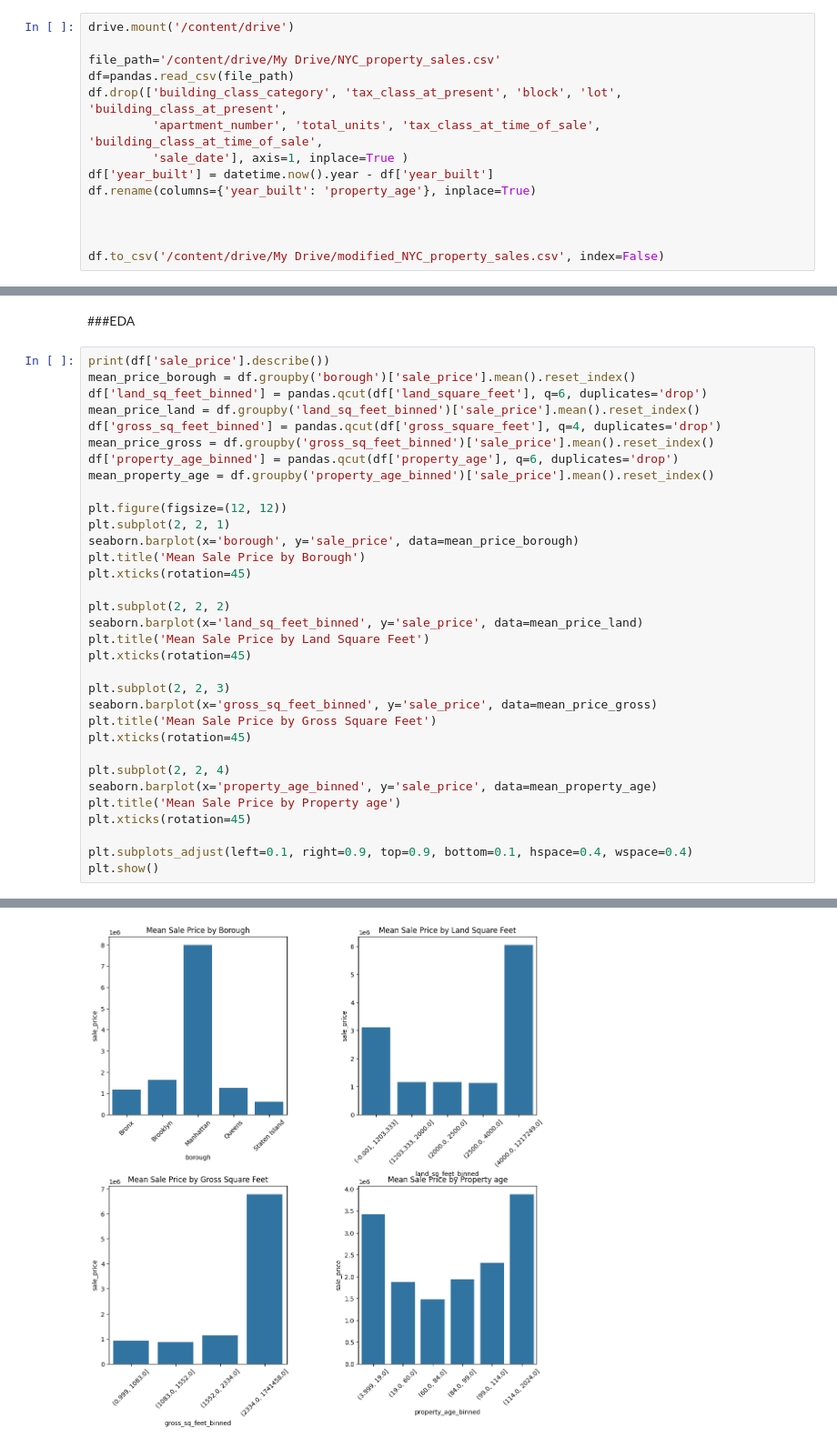
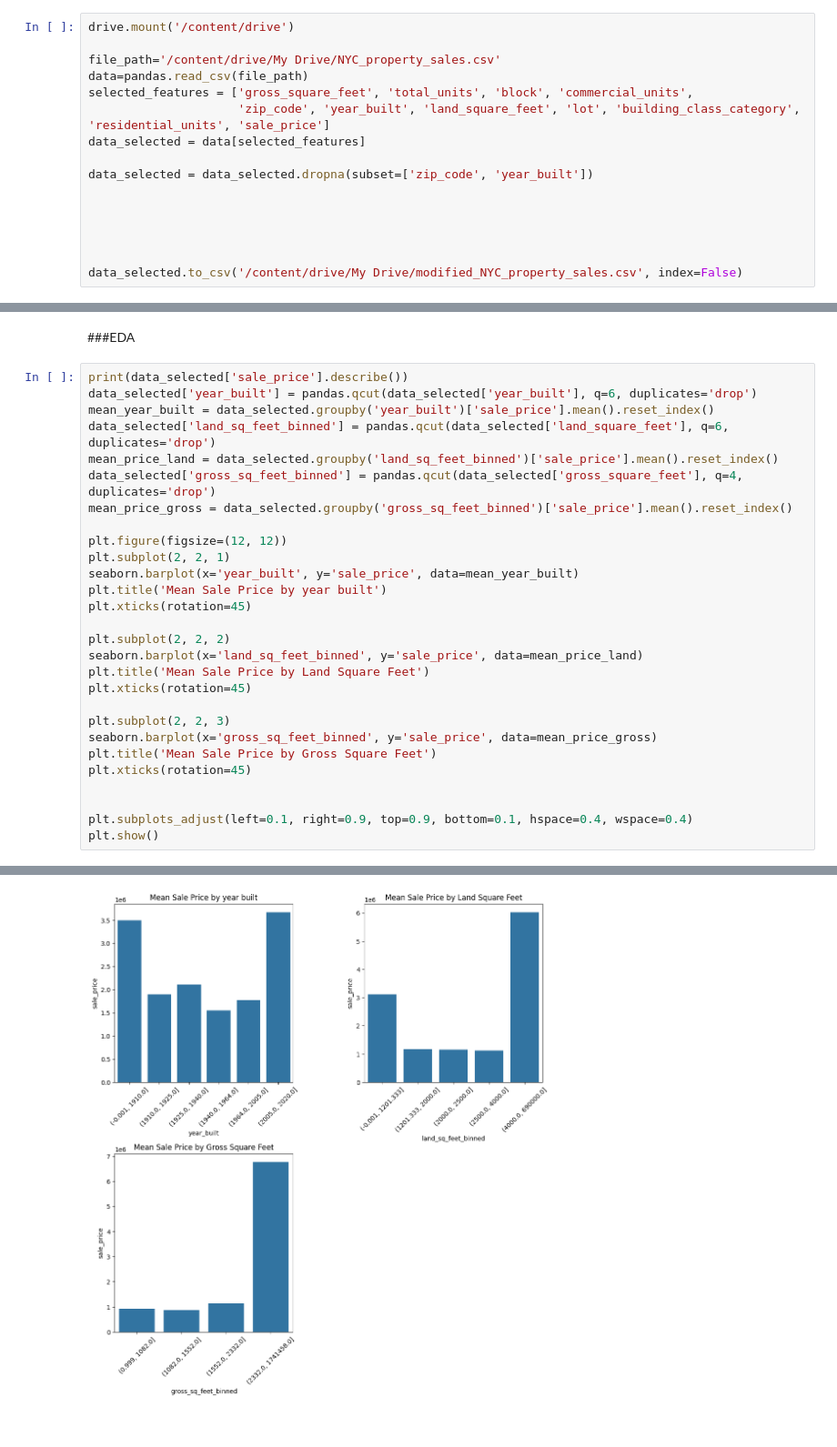
Before and after one commit to markmaroun/nyc-property-sales-prediction, a Jupyter notebook: notebooks/data_preprocessing_and_eda.ipynb, the cells around one changed output, grey strips where cells are left out. Shown at 91% size. Saved outputs shown, nothing was run; the diff lists cells and outputs as text.

```diff
--- a/notebooks/data_preprocessing_and_eda.ipynb
+++ b/notebooks/data_preprocessing_and_eda.ipynb
@@ -36,15 +152,17 @@ import matplotlib.pyplot as plt
 drive.mount('/content/drive')
 
 file_path='/content/drive/My Drive/NYC_property_sales.csv'
-df=pandas.read_csv(file_path)
-df.drop(['building_class_category', 'tax_class_at_present', 'block', 'lot', 'building_class_at_present',
-         'apartment_number', 'total_units', 'tax_class_at_time_of_sale', 'building_class_at_time_of_sale',
-         'sale_date'], axis=1, inplace=True )
-df['year_built'] = datetime.now().year - df['year_built']
-df.rename(columns={'year_built': 'property_age'}, inplace=True)
+data=pandas.read_csv(file_path)
+selected_features = ['gross_square_feet', 'total_units', 'block', 'commercial_units',
+                     'zip_code', 'year_built', 'land_square_feet', 'lot', 'building_class_category', 'residential_units', 'sale_price']
+data_selected = data[selected_features]
+
+data_selected = data_selected.dropna(subset=['zip_code', 'year_built'])
 
 
 
-df.to_csv('/content/drive/My Drive/modified_NYC_property_sales.csv', index=False)
+
+
+data_selected.to_csv('/content/drive/My Drive/modified_NYC_property_sales.csv', index=False)
 # %% [output]
 Drive already mounted at /content/drive; to attempt to forcibly remount, call drive.mount("/content/drive", force_remount=True).
@@ -61,19 +169,18 @@ Name: sale_price, dtype: float64
 # %% [markdown]
 ###EDA
 # %%
-print(df['sale_price'].describe())
-mean_price_borough = df.groupby('borough')['sale_price'].mean().reset_index()
-df['land_sq_feet_binned'] = pandas.qcut(df['land_square_feet'], q=6, duplicates='drop')
-mean_price_land = df.groupby('land_sq_feet_binned')['sale_price'].mean().reset_index()
-df['gross_sq_feet_binned'] = pandas.qcut(df['gross_square_feet'], q=4, duplicates='drop')
-mean_price_gross = df.groupby('gross_sq_feet_binned')['sale_price'].mean().reset_index()
-df['property_age_binned'] = pandas.qcut(df['property_age'], q=6, duplicates='drop')
-mean_property_age = df.groupby('property_age_binned')['sale_price'].mean().reset_index()
+print(data_selected['sale_price'].describe())
+data_selected['year_built'] = pandas.qcut(data_selected['year_built'], q=6, duplicates='drop')
+mean_year_built = data_selected.groupby('year_built')['sale_price'].mean().reset_index()
+data_selected['land_sq_feet_binned'] = pandas.qcut(data_selected['land_square_feet'], q=6, duplicates='drop')
+mean_price_land = data_selected.groupby('land_sq_feet_binned')['sale_price'].mean().reset_index()
+data_selected['gross_sq_feet_binned'] = pandas.qcut(data_selected['gross_square_feet'], q=4, duplicates='drop')
+mean_price_gross = data_selected.groupby('gross_sq_feet_binned')['sale_price'].mean().reset_index()
 
 plt.figure(figsize=(12, 12))
 plt.subplot(2, 2, 1)
-seaborn.barplot(x='borough', y='sale_price', data=mean_price_borough)
-plt.title('Mean Sale Price by Borough')
+seaborn.barplot(x='year_built', y='sale_price', data=mean_year_built)
+plt.title('Mean Sale Price by year built')
 plt.xticks(rotation=45)
 
 plt.subplot(2, 2, 2)
@@ -86,10 +193,6 @@ seaborn.barplot(x='gross_sq_feet_binned', y='sale_price', data=mean_price_gross)
 plt.title('Mean Sale Price by Gross Square Feet')
 plt.xticks(rotation=45)
 
-plt.subplot(2, 2, 4)
-seaborn.barplot(x='property_age_binned', y='sale_price', data=mean_property_age)
-plt.title('Mean Sale Price by Property age')
-plt.xticks(rotation=45)
 
 plt.subplots_adjust(left=0.1, right=0.9, top=0.9, bottom=0.1, hspace=0.4, wspace=0.4)
 plt.show()
@@ -100,7 +203,7 @@ std      1.863026e+07
 min      1.004000e+04
 25%      5.250000e+05
 50%      7.600000e+05
 75%      1.280000e+06
 max      2.155000e+09
 Name: sale_price, dtype: float64
-[figure, old version]
+[figure, new version]
```
Also changed, not shown: parts of 10 cells of this notebook, 2 other files.
